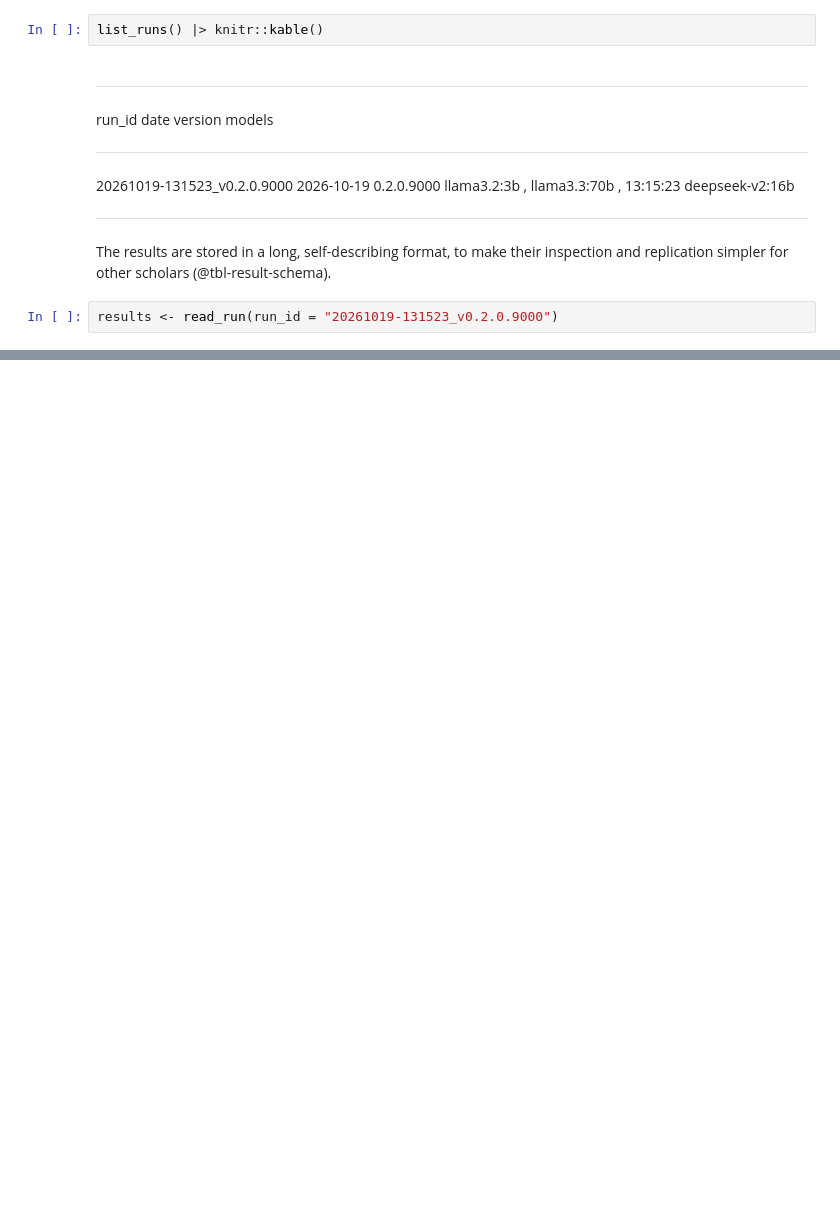
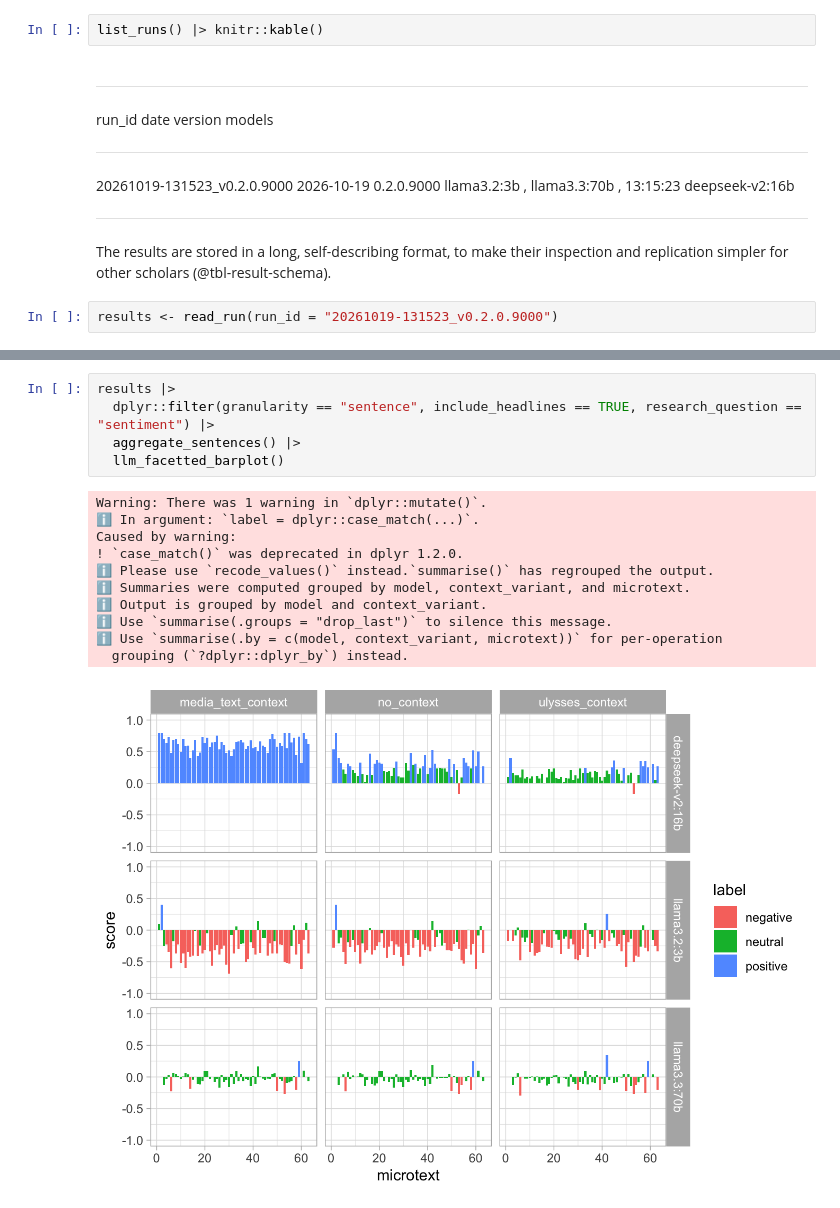
Before and after one commit to uom-digital-studies/aeolus-microtexts, a Jupyter notebook: site/dh2027/index.embed.ipynb, the cells around one changed output, grey strips where cells are left out. Drawn from its saved outputs; the diff is of its cells as text; blank space fills up the shorter version.

```diff
--- a/site/dh2027/index.embed.ipynb
+++ b/site/dh2027/index.embed.ipynb
@@ -266,0 +159,17 @@ results |>
+# %%
+results |>
+  dplyr::filter(granularity == "sentence", include_headlines == TRUE, research_question == "sentiment") |>
+  aggregate_sentences() |>
+  llm_facetted_barplot()
+# %% [output]
+Warning: There was 1 warning in `dplyr::mutate()`.
+ℹ In argument: `label = dplyr::case_match(...)`.
+Caused by warning:
+! `case_match()` was deprecated in dplyr 1.2.0.
+ℹ Please use `recode_values()` instead.`summarise()` has regrouped the output.
+ℹ Summaries were computed grouped by model, context_variant, and microtext.
+ℹ Output is grouped by model and context_variant.
+ℹ Use `summarise(.groups = "drop_last")` to silence this message.
+ℹ Use `summarise(.by = c(model, context_variant, microtext))` for per-operation
+  grouping (`?dplyr::dplyr_by`) instead.
+[figure, added]
```
Also changed, not shown: parts of 46 cells of this notebook, 49 other files.
